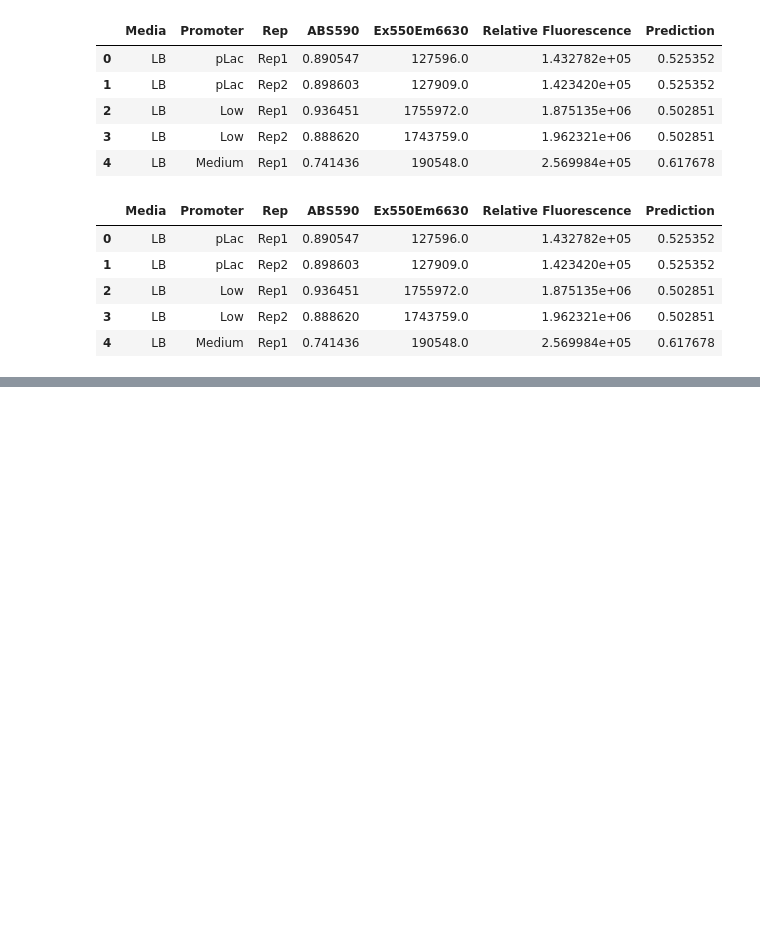
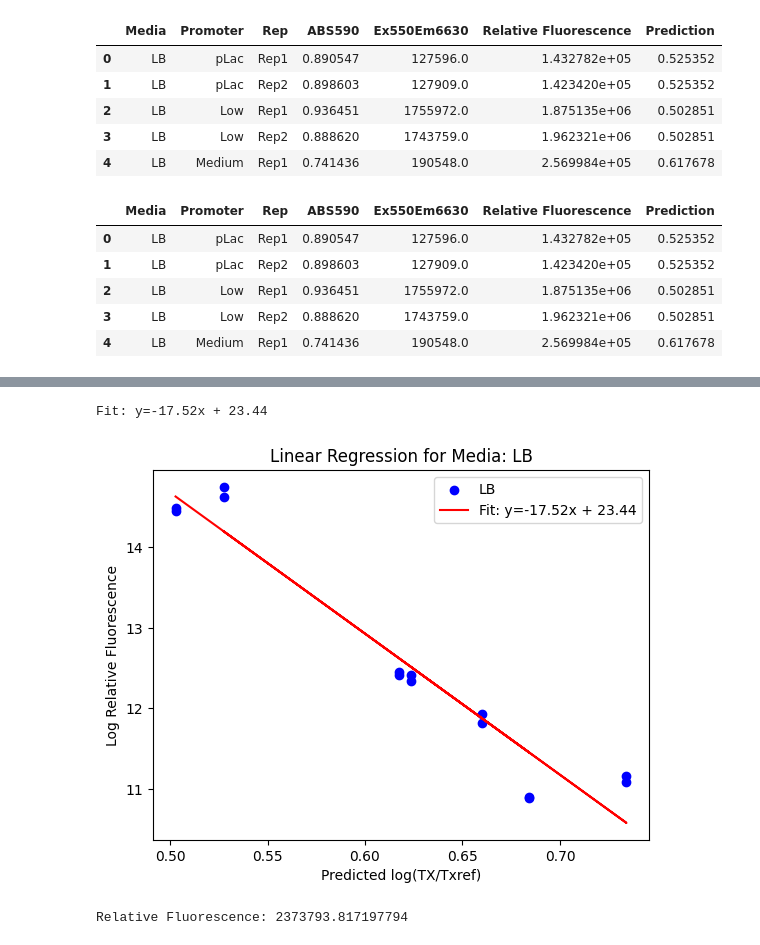
Before and after one commit to Rhys-sg/promoter-sequence-transcription-rates, a Jupyter notebook: v2/Comparisons/RFP/RFP_LaFleur_conversion_5_0.ipynb, the cells around one changed output, grey strips where cells are left out. Saved outputs shown, nothing was run; the diff lists cells and outputs as text; code cells hidden in the pictures; blank space fills up the shorter version.

```diff
--- a/v2/Comparisons/RFP/RFP_LaFleur_conversion_5_0.ipynb
+++ b/v2/Comparisons/RFP/RFP_LaFleur_conversion_5_0.ipynb
@@ -171,0 +257,34 @@ plt.show()
+# %%
+import matplotlib.pyplot as plt
+import numpy as np
+import pandas as pd
+from scipy.stats import linregress
+
+target_media = 'LB'
+exclude_promoter = 'pLac'
+subset_df = comparison_df[(comparison_df['Media'] == target_media) & (comparison_df['Promoter'] != exclude_promoter)]
+
+if len(subset_df) > 1:
+    # Perform linear regression
+    slope, intercept, r_value, p_value, std_err = linregress(
+        subset_df['Prediction'], subset_df['Log Relative Fluorescence']
+    )
+
+    # Scatter plot
+    plt.scatter(subset_df['Prediction'], subset_df['Log Relative Fluorescence'], label=target_media, color='b')
+
+    # Regression line
+    x_vals = np.array(subset_df['Prediction'])
+    y_vals = intercept + slope * x_vals
+    plt.plot(x_vals, y_vals, color='r', label=f'Fit: y={slope:.2f}x + {intercept:.2f}')
+    print(f'Fit: y={slope:.2f}x + {intercept:.2f}')
+
+    # Plot formatting
+    plt.xlabel('Predicted log(TX/Txref)')
+    plt.ylabel('Log Relative Fluorescence')
+    plt.title(f'Linear Regression for Media: {target_media}')
+    plt.legend()
+    plt.show()
+# %% [output]
+Fit: y=-17.52x + 23.44
+[figure, added]
@@ -171,0 +307,9 @@ plt.show()
+# %%
+slope = -17.52
+intercept = 23.44
+prediction = 0.5
+
+fluorescence = convert_prediction_to_fluorescence(prediction, slope, intercept)
+print(f"Relative Fluorescence: {fluorescence}")
+# %% [output]
+Relative Fluorescence: 2373793.817197794
```
Also changed, not shown: parts of 13 cells of this notebook, 10 other files.
